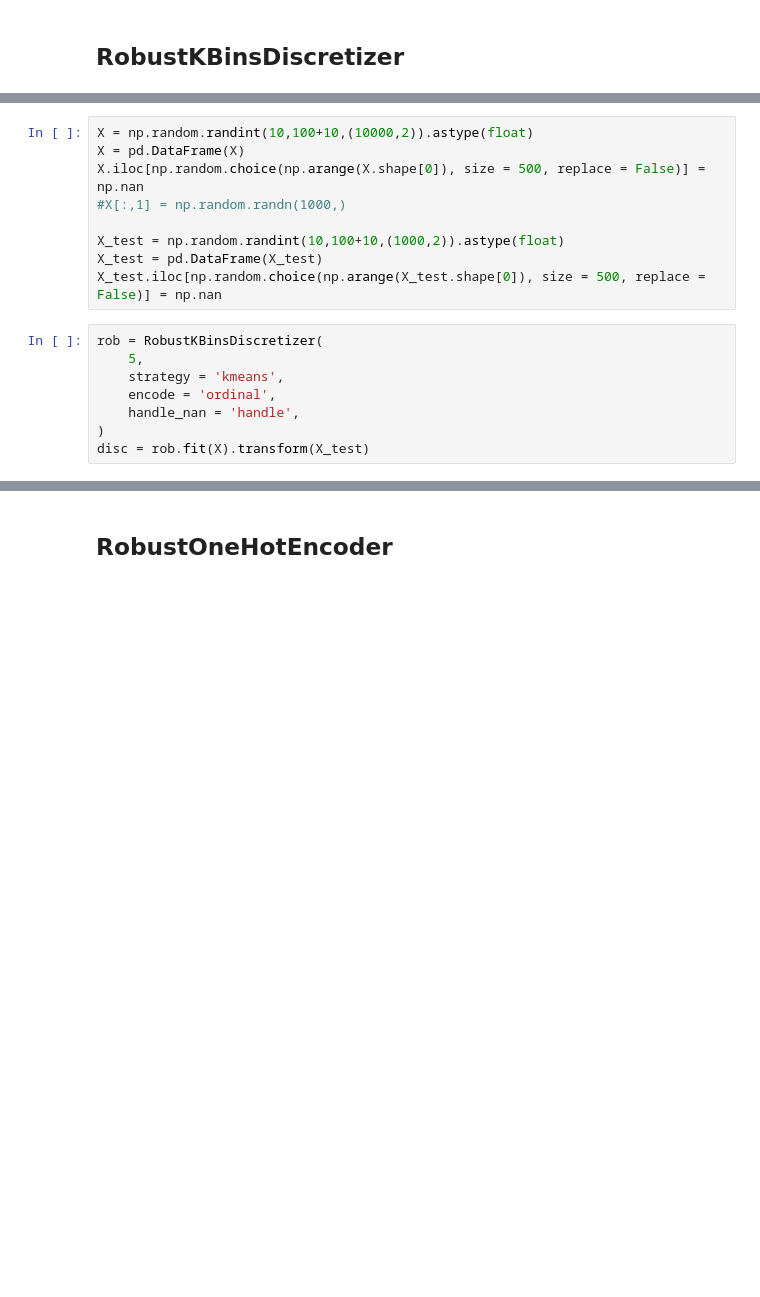
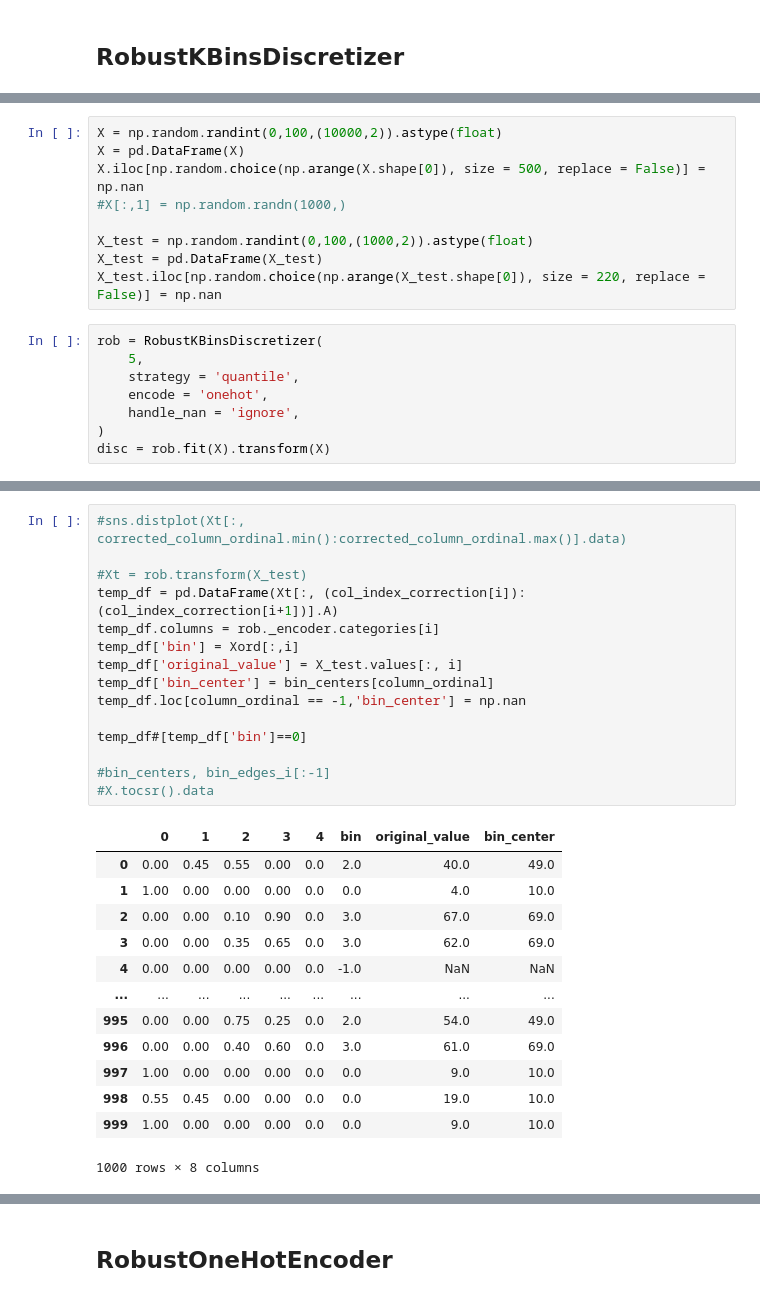
Before and after one commit to AlanGanem/replan, a Jupyter notebook: notebooks_dev/replan.ipynb, the cells around one changed output, grey strips where cells are left out. Drawn from its saved outputs; the diff is of its cells as text; blank space fills up the shorter version.

```diff
--- a/notebooks_dev/replan.ipynb
+++ b/notebooks_dev/replan.ipynb
@@ -387,22 +405,22 @@ class RobustKBinsDiscretizer(KBinsDiscretizer):
 
         return Xinv
 # %%
-X = np.random.randint(10,100+10,(10000,2)).astype(float)
+X = np.random.randint(0,100,(10000,2)).astype(float)
 X = pd.DataFrame(X)
 X.iloc[np.random.choice(np.arange(X.shape[0]), size = 500, replace = False)] = np.nan
 #X[:,1] = np.random.randn(1000,)
 
-X_test = np.random.randint(10,100+10,(1000,2)).astype(float)
+X_test = np.random.randint(0,100,(1000,2)).astype(float)
 X_test = pd.DataFrame(X_test)
-X_test.iloc[np.random.choice(np.arange(X_test.shape[0]), size = 500, replace = False)] = np.nan
+X_test.iloc[np.random.choice(np.arange(X_test.shape[0]), size = 220, replace = False)] = np.nan
 # %%
 rob = RobustKBinsDiscretizer(
     5,
-    strategy = 'kmeans',
-    encode = 'ordinal',
-    handle_nan = 'handle',
+    strategy = 'quantile',
+    encode = 'onehot',
+    handle_nan = 'ignore',
 )
-disc = rob.fit(X).transform(X_test)
+disc = rob.fit(X).transform(X)
 # %%
 #rob._encoder.inverse_transform(disc)
 rob.inverse_transform(disc)#, X_test
@@ -416,0 +492,29 @@ array([[        nan,         nan],
+# %%
+#sns.distplot(Xt[:, corrected_column_ordinal.min():corrected_column_ordinal.max()].data)
+
+#Xt = rob.transform(X_test)
+temp_df = pd.DataFrame(Xt[:, (col_index_correction[i]):(col_index_correction[i+1])].A)
+temp_df.columns = rob._encoder.categories[i]
+temp_df['bin'] = Xord[:,i]
+temp_df['original_value'] = X_test.values[:, i]
+temp_df['bin_center'] = bin_centers[column_ordinal]
+temp_df.loc[column_ordinal == -1,'bin_center'] = np.nan
+
+temp_df#[temp_df['bin']==0]
+
+#bin_centers, bin_edges_i[:-1]
+#X.tocsr().data
+# %% [output]
+|  | 0 | 1 | 2 | 3 | 4 | bin | original_value | bin_center |
+| 0 | 0.00 | 0.45 | 0.55 | 0.00 | 0.0 | 2.0 | 40.0 | 49.0 |
+| 1 | 1.00 | 0.00 | 0.00 | 0.00 | 0.0 | 0.0 | 4.0 | 10.0 |
+| 2 | 0.00 | 0.00 | 0.10 | 0.90 | 0.0 | 3.0 | 67.0 | 69.0 |
+| 3 | 0.00 | 0.00 | 0.35 | 0.65 | 0.0 | 3.0 | 62.0 | 69.0 |
+| 4 | 0.00 | 0.00 | 0.00 | 0.00 | 0.0 | -1.0 | NaN | NaN |
+| ... | ... | ... | ... | ... | ... | ... | ... | ... |
+| 995 | 0.00 | 0.00 | 0.75 | 0.25 | 0.0 | 2.0 | 54.0 | 49.0 |
+| 996 | 0.00 | 0.00 | 0.40 | 0.60 | 0.0 | 3.0 | 61.0 | 69.0 |
+| 997 | 1.00 | 0.00 | 0.00 | 0.00 | 0.0 | 0.0 | 9.0 | 10.0 |
+| 998 | 0.55 | 0.45 | 0.00 | 0.00 | 0.0 | 0.0 | 19.0 | 10.0 |
+| 999 | 1.00 | 0.00 | 0.00 | 0.00 | 0.0 | 0.0 | 9.0 | 10.0 |
+1000 rows × 8 columns
```
Also changed, not shown: parts of 9 cells of this notebook.
